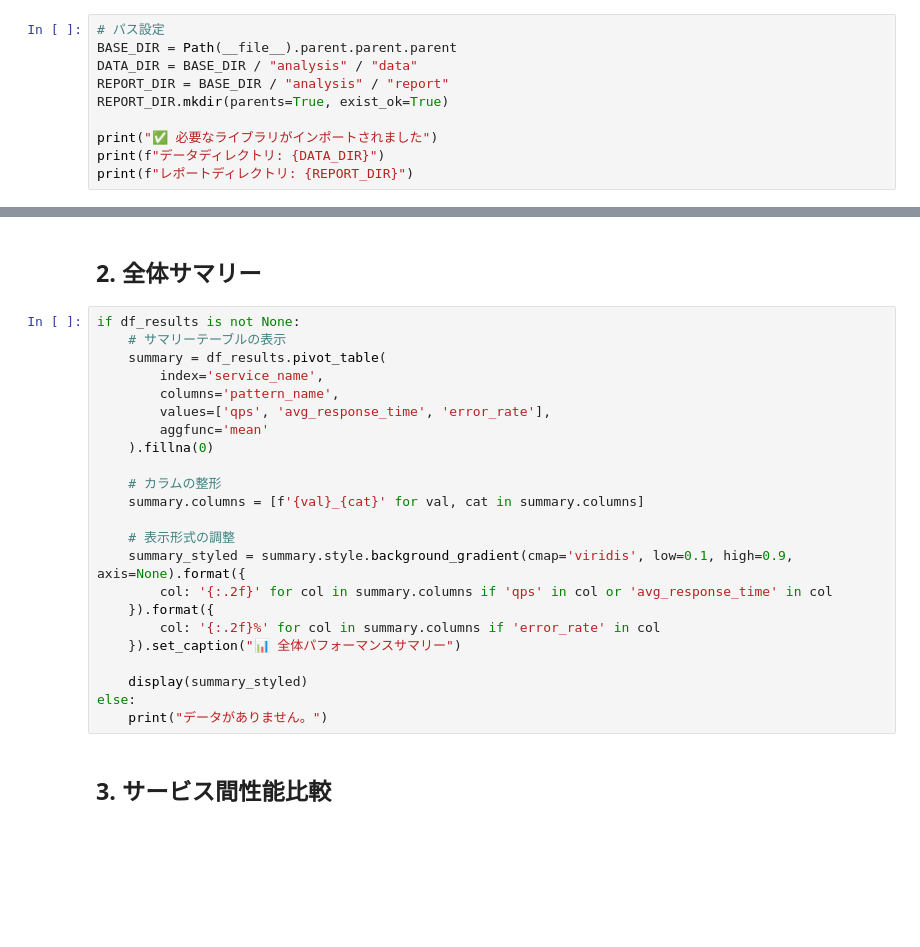
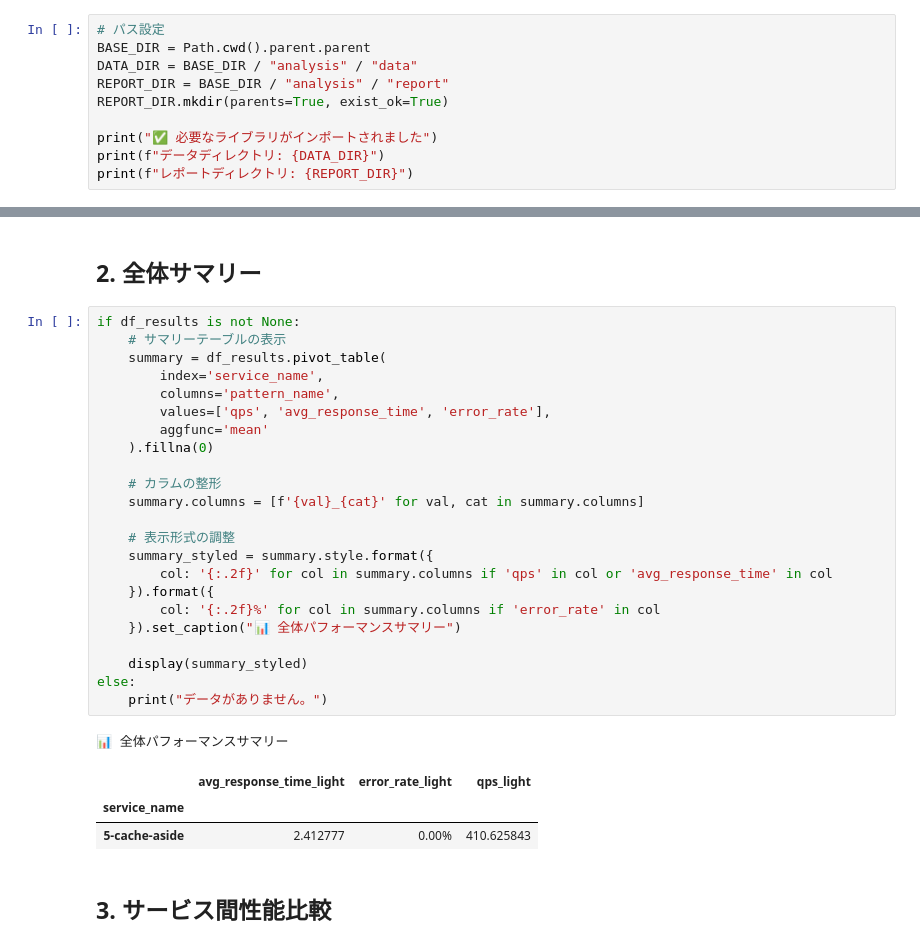
Before and after one commit to sugiyama404/practice_infra_arch, a Jupyter notebook: key_value_store/analysis/scripts/analyze_results.ipynb, the cells around one changed output, grey strips where cells are left out. Cells and saved outputs as stored; diff of their text form; blank space fills up the shorter version.

```diff
--- a/key_value_store/analysis/scripts/analyze_results.ipynb
+++ b/key_value_store/analysis/scripts/analyze_results.ipynb
@@ -14,6 +28,6 @@
 # %%
 # パス設定
-BASE_DIR = Path(__file__).parent.parent.parent
+BASE_DIR = Path.cwd().parent.parent
 DATA_DIR = BASE_DIR / "analysis" / "data"
 REPORT_DIR = BASE_DIR / "analysis" / "report"
 REPORT_DIR.mkdir(parents=True, exist_ok=True)
@@ -69,26 +90,31 @@ if df_results is not None:
 # %%
 if df_results is not None:
     # サマリーテーブルの表示
     summary = df_results.pivot_table(
         index='service_name',
         columns='pattern_name',
         values=['qps', 'avg_response_time', 'error_rate'],
         aggfunc='mean'
     ).fillna(0)
 
     # カラムの整形
     summary.columns = [f'{val}_{cat}' for val, cat in summary.columns]
 
     # 表示形式の調整
-    summary_styled = summary.style.background_gradient(cmap='viridis', low=0.1, high=0.9, axis=None).format({
+    summary_styled = summary.style.format({
         col: '{:.2f}' for col in summary.columns if 'qps' in col or 'avg_response_time' in col
     }).format({
         col: '{:.2f}%' for col in summary.columns if 'error_rate' in col
     }).set_caption("📊 全体パフォーマンスサマリー")
 
     display(summary_styled)
 else:
     print("データがありません。")
+# %% [output]
+📊 全体パフォーマンスサマリー
+|  | avg_response_time_light | error_rate_light | qps_light |
+| service_name |  |  |  |
+| 5-cache-aside | 2.412777 | 0.00% | 410.625843 |
 # %% [markdown]
 ## 3. サービス間性能比較
 # %%
```
Also changed, not shown: parts of 5 cells of this notebook, 47 other files.
